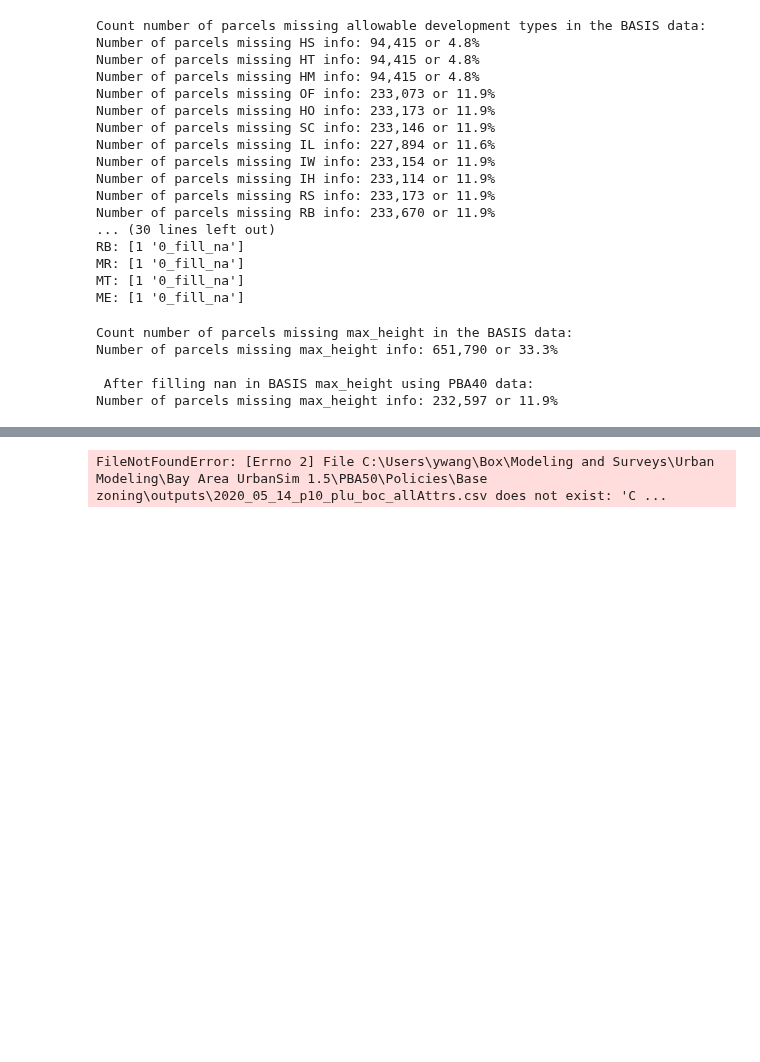
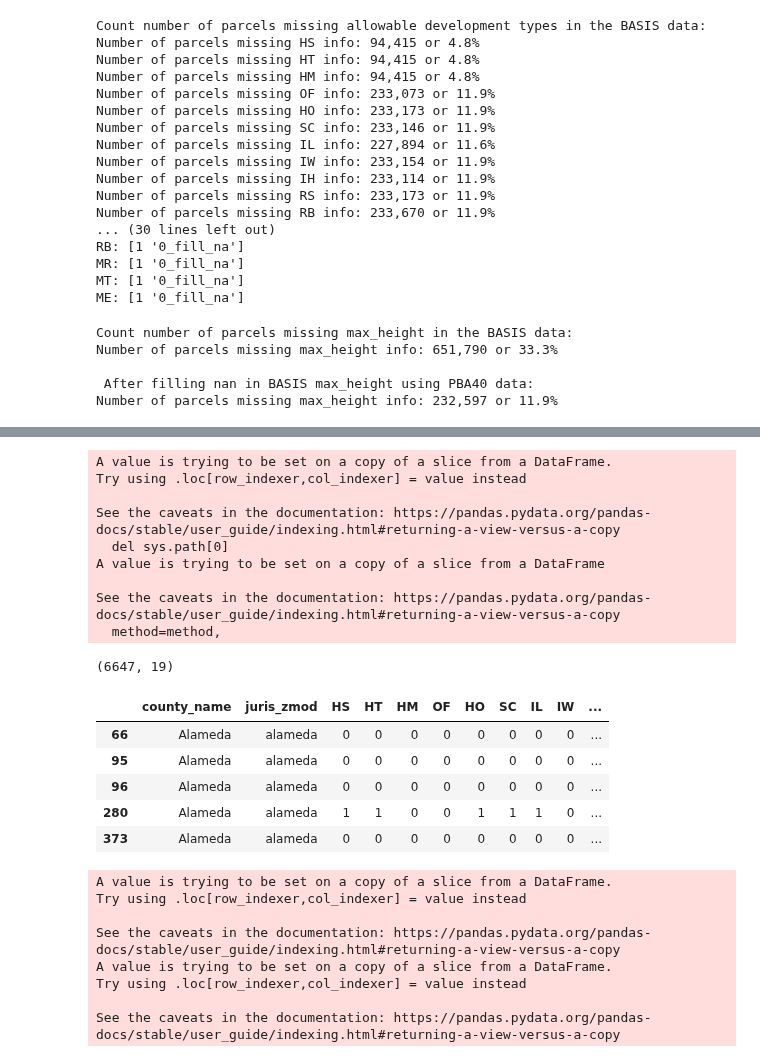
Before and after one commit to BayAreaMetro/petrale, a Jupyter notebook: policies/plu/base_zoning/old/2_build_hybrid_zoning.ipynb, the cells around one changed output, grey strips where cells are left out. Drawn from its saved outputs; the diff is of its cells as text; code cells hidden in the pictures; blank space fills up the shorter version.

Commit message:
added script to generate zoning_parcel and zoning_lookup files as Urbansim input

```diff
--- a/policies/plu/base_zoning/old/2_build_hybrid_zoning.ipynb
+++ b/policies/plu/base_zoning/old/2_build_hybrid_zoning.ipynb
@@ -354,4 +323,0 @@ parcel_zoning_names
-# %%
-p10_zoning_id = pd.read_csv(r'C:\Users\ywang\Box\Modeling and Surveys\Urban Modeling\Bay Area UrbanSim 1.5\PBA50\Policies\Base zoning\outputs\2020_05_14_p10_plu_boc_allAttrs.csv')
-# %% [output]
-FileNotFoundError: [Errno 2] File C:\Users\ywang\Box\Modeling and Surveys\Urban Modeling\Bay Area UrbanSim 1.5\PBA50\Policies\Base zoning\outputs\2020_05_14_p10_plu_boc_allAttrs.csv does not exist: 'C ...
@@ -359,0 +326,70 @@ p10
+# %%
+plu_boc_urbansim_cols = ['PARCEL_ID','county_id','county_name', 'juris_zmod', 'ACRES',
+                                 'pba50zoningmodcat_zmod','nodev_zmod','name_pba40','plu_code_basis'] + [
+                                 devType + '_urbansim' for devType in ALLOWED_BUILDING_TYPE_CODES] + [
+                                 intensity + '_urbansim' for intensity in ['max_dua','max_far','max_height']]
+
+plu_boc_urbansim = plu_boc_hybrid[plu_boc_urbansim_cols]
+
+plu_boc_urbansim.columns = ['PARCEL_ID','county_id','county_name', 'juris_zmod', 'ACRES',
+                                    'pba50zoningmodcat_zmod','nodev_zmod','name_pba40','plu_code_basis'
+                                   ] + ['max_dua','max_far','max_height'] + ALLOWED_BUILDING_TYPE_CODES
+
+for attr in ALLOWED_BUILDING_TYPE_CODES:
+    plu_boc_urbansim[attr] = plu_boc_urbansim[attr].fillna(-1).astype(int)
+plu_boc_urbansim.replace({-1: None}, inplace = True)
+
+
+zoning_lookup_pba50 = plu_boc_urbansim[['county_name','juris_zmod'] + ALLOWED_BUILDING_TYPE_CODES + ['max_dua','max_far','max_height']].drop_duplicates()
+print(zoning_lookup_pba50.shape)
+zoning_lookup_pba50.sort_values(by=['county_name', 'juris_zmod'], inplace = True)
+zoning_lookup_pba50['zoning_id_pba50'] = range(1,len(zoning_lookup_pba50) + 1)
+display(zoning_lookup_pba50.head())
+
+plu_boc_urbansim_ID = plu_boc_urbansim.merge(zoning_lookup_pba50,
+                                             on = list(zoning_lookup_pba50)[:-1],
+                                             how = 'left')
+zoning_parcels_pba50 = plu_boc_urbansim_ID[['PARCEL_ID','juris_zmod','zoning_id_pba50','nodev_zmod']]
+
+zoning_names = plu_boc_urbansim[['PARCEL_ID','name_pba40','plu_code_basis']]
+zoning_names['name_pba40'] = zoning_names['name_pba40'].apply(lambda x: str(x)+'_pba40')
+zoning_names['plu_code_basis'] = zoning_names['plu_code_basis'].apply(lambda x: str(x)+'_basis')
+parcel_zoning_names = zoning_parcels_pba50[['PARCEL_ID','zoning_id_pba50']].merge(zoning_names,
+                                                                                          on = 'PARCEL_ID',
+                                                                                          how = 'left')
+parcel_zoning_names['zoning_name_pba50'] = zoning_names['name_pba40']
+name_null_index = parcel_zoning_names.name_pba40.isnull()
+parcel_zoning_names.loc[name_null_index,'zoning_name_pba50'] = parcel_zoning_names.loc[name_null_index,'plu_code_basis']
+name_by_zone = parcel_zoning_names[['zoning_id_pba50','zoning_name_pba50']].groupby(['zoning_id_pba50']).agg(lambda x:x.value_counts().index[0]).reset_index()
+zoning_lookup_pba50 = zoning_lookup_pba50.merge(name_by_zone,
+                                                        on = 'zoning_id_pba50',
+                                                        how = 'left')
+zoning_lookup_pba50 = zoning_lookup_pba50[['zoning_id_pba50','juris_zmod','max_dua','max_far','max_height'] + ALLOWED_BUILDING_TYPE_CODES]
+
+        #zoning_lookup_pba50.to_csv(os.path.join(data_output_dir, today+'_zoning_lookup_pba50.csv'),index = False)
+        #zoning_parcels_pba50.to_csv(os.path.join(data_output_dir, today+'_zoning_parcels_pba50.csv'),index = False)
+# %% [output]
+A value is trying to be set on a copy of a slice from a DataFrame.
+Try using .loc[row_indexer,col_indexer] = value instead
+
+See the caveats in the documentation: https://pandas.pydata.org/pandas-docs/stable/user_guide/indexing.html#returning-a-view-versus-a-copy
+  del sys.path[0]
+A value is trying to be set on a copy of a slice from a DataFrame
+
+See the caveats in the documentation: https://pandas.pydata.org/pandas-docs/stable/user_guide/indexing.html#returning-a-view-versus-a-copy
+  method=method,
+(6647, 19)
+|  | county_name | juris_zmod | HS | HT | HM | OF | HO | SC | IL | IW | ... |
+| 66 | Alameda | alameda | 0 | 0 | 0 | 0 | 0 | 0 | 0 | 0 | ... |
+| 95 | Alameda | alameda | 0 | 0 | 0 | 0 | 0 | 0 | 0 | 0 | ... |
+| 96 | Alameda | alameda | 0 | 0 | 0 | 0 | 0 | 0 | 0 | 0 | ... |
+| 280 | Alameda | alameda | 1 | 1 | 0 | 0 | 1 | 1 | 1 | 0 | ... |
+| 373 | Alameda | alameda | 0 | 0 | 0 | 0 | 0 | 0 | 0 | 0 | ... |
+A value is trying to be set on a copy of a slice from a DataFrame.
+Try using .loc[row_indexer,col_indexer] = value instead
+
+See the caveats in the documentation: https://pandas.pydata.org/pandas-docs/stable/user_guide/indexing.html#returning-a-view-versus-a-copy
+A value is trying to be set on a copy of a slice from a DataFrame.
+Try using .loc[row_indexer,col_indexer] = value instead
+
+See the caveats in the documentation: https://pandas.pydata.org/pandas-docs/stable/user_guide/indexing.html#returning-a-view-versus-a-copy
```
Also changed, not shown: parts of 7 cells of this notebook.
